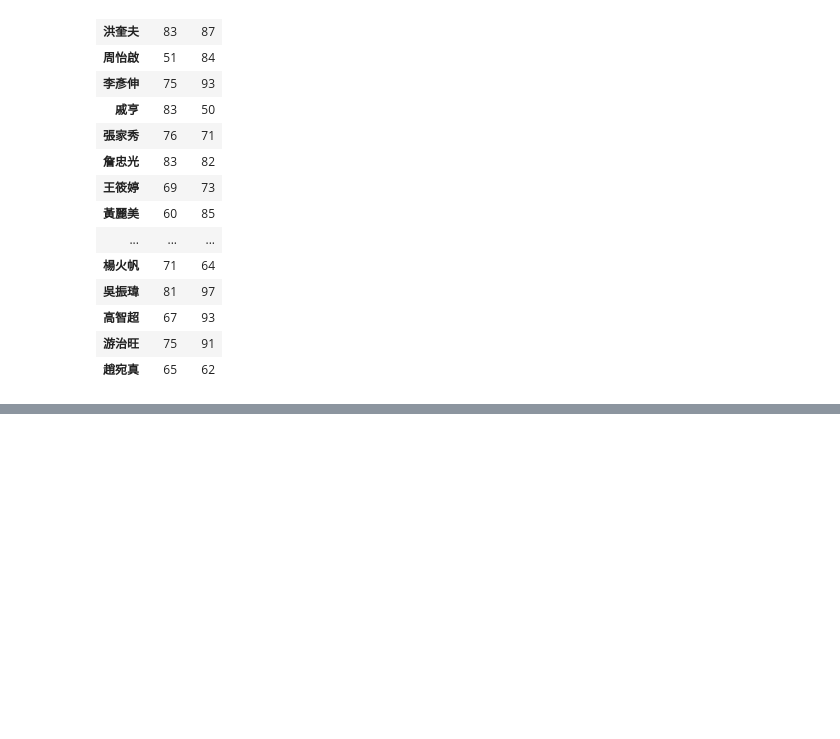
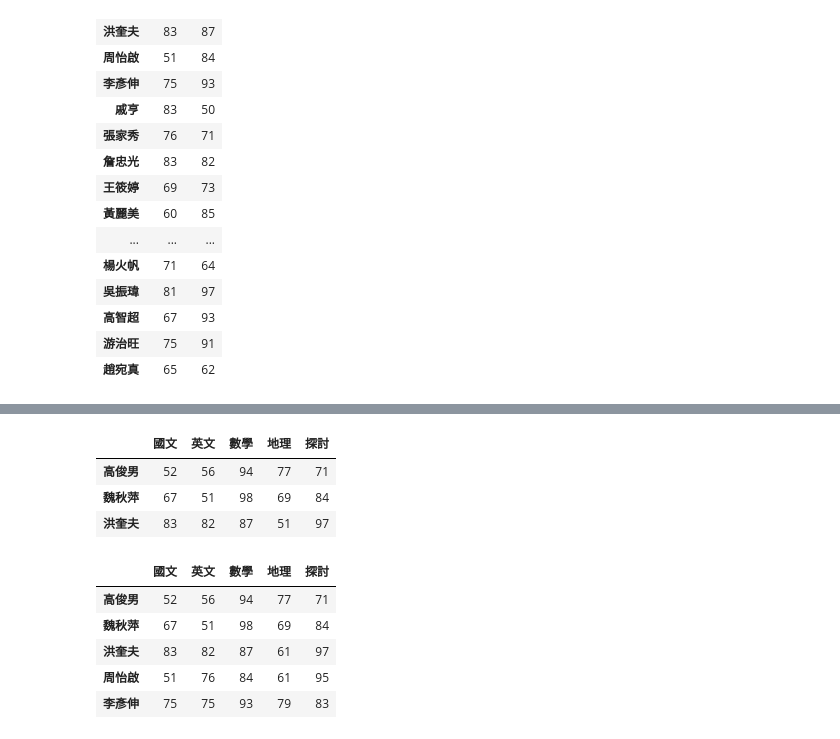
Before and after one commit to rexchen21/python_analysis, a Jupyter notebook: 0215-4.ipynb, the cells around one changed output, grey strips where cells are left out. Saved outputs shown, nothing was run; the diff lists cells and outputs as text; code cells hidden in the pictures; blank space fills up the shorter version.

```diff
--- a/0215-4.ipynb
+++ b/0215-4.ipynb
@@ -38,0 +95,18 @@ df[['國文','數學']]
+# %%
+df.iloc[0:3]
+# %% [output]
+|  | 國文 | 英文 | 數學 | 地理 | 探討 |
+| 高俊男 | 52 | 56 | 94 | 77 | 71 |
+| 魏秋萍 | 67 | 51 | 98 | 69 | 84 |
+| 洪奎夫 | 83 | 82 | 87 | 51 | 97 |
+# %%
+df.head()
+df.loc['洪奎夫','地理'] = 61
+df.head()
+# %% [output]
+|  | 國文 | 英文 | 數學 | 地理 | 探討 |
+| 高俊男 | 52 | 56 | 94 | 77 | 71 |
+| 魏秋萍 | 67 | 51 | 98 | 69 | 84 |
+| 洪奎夫 | 83 | 82 | 87 | 61 | 97 |
+| 周怡啟 | 51 | 76 | 84 | 61 | 95 |
+| 李彥伸 | 75 | 75 | 93 | 79 | 83 |
```
Also changed, not shown: parts of 5 cells of this notebook.
